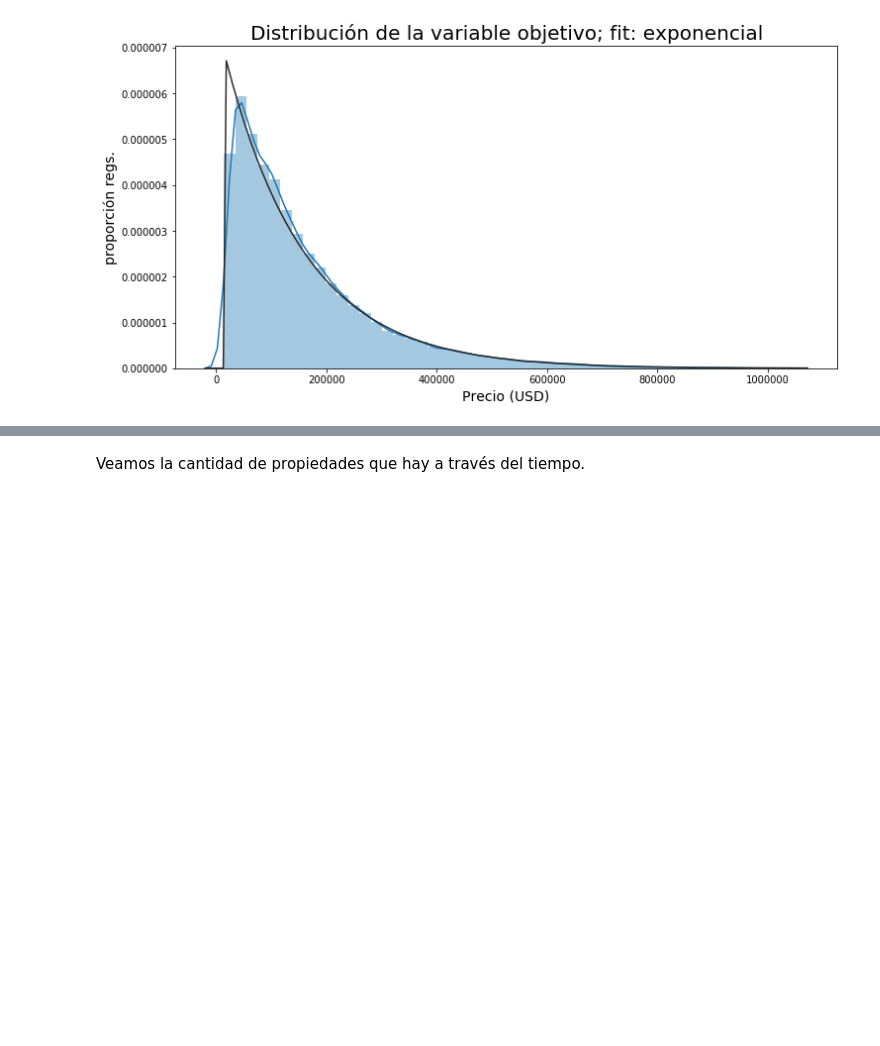
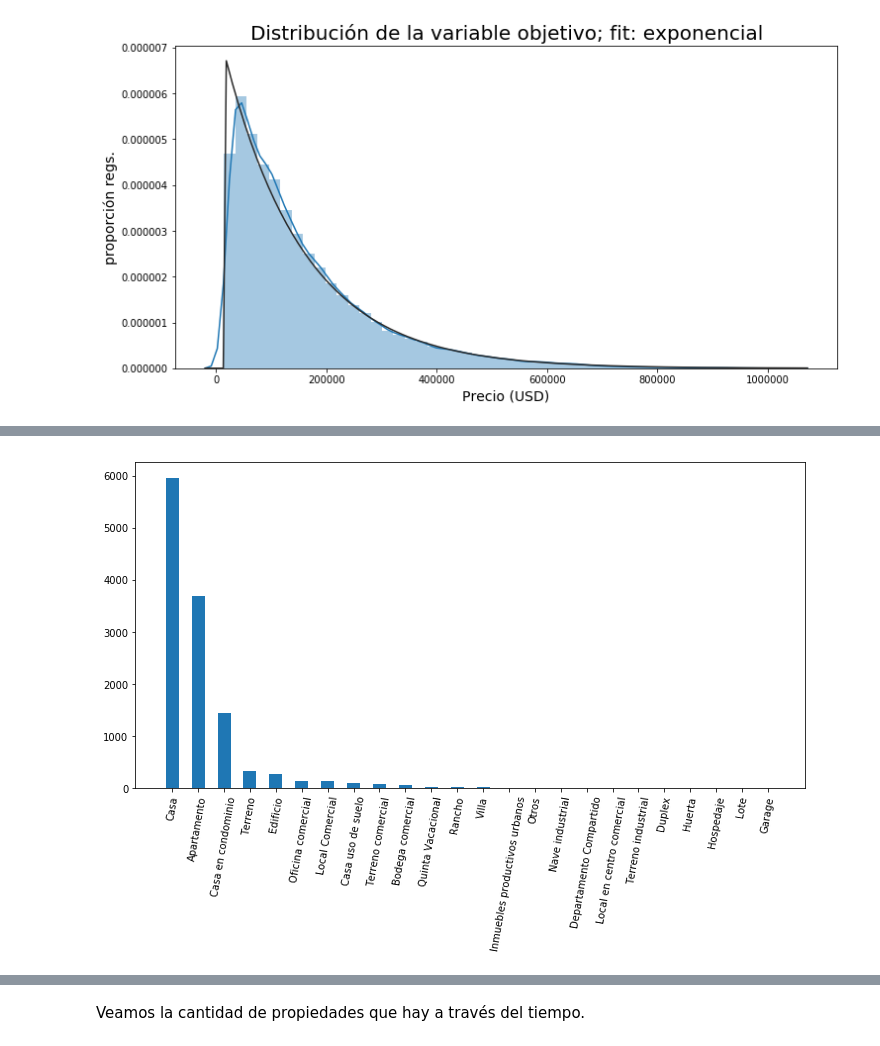
Before and after one commit to rozanecm/7506_2c2019_tp1, a Jupyter notebook: notebooks/basic general analysis by rozanecm.ipynb, the cells around one changed output, grey strips where cells are left out. Drawn from its saved outputs; the diff is of its cells as text; code cells hidden in the pictures; blank space fills up the shorter version.

```diff
--- a/notebooks/basic general analysis by rozanecm.ipynb
+++ b/notebooks/basic general analysis by rozanecm.ipynb
@@ -327,0 +351,4 @@ Como era de esperar, se puede observar el fenómeno de la cola larga. Indagando
+# %%
+named_series_plot(df.loc[df['precio_usd_entre_400k_y_600k']]['tipodepropiedad'].value_counts(), xticks_rotation=80)
+# %% [output]
+[figure, added]
```
Also changed, not shown: parts of 14 cells of this notebook.
